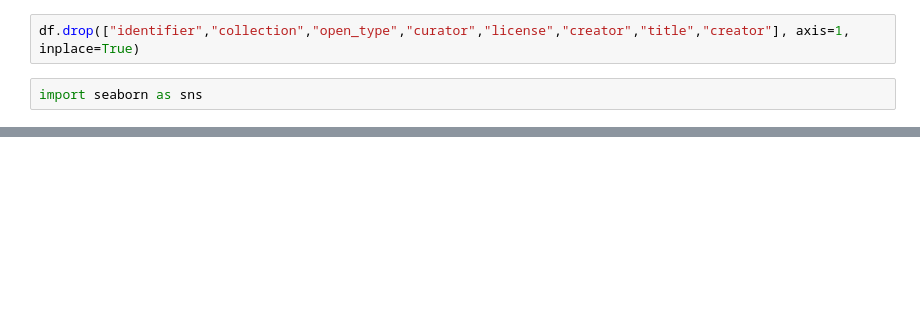
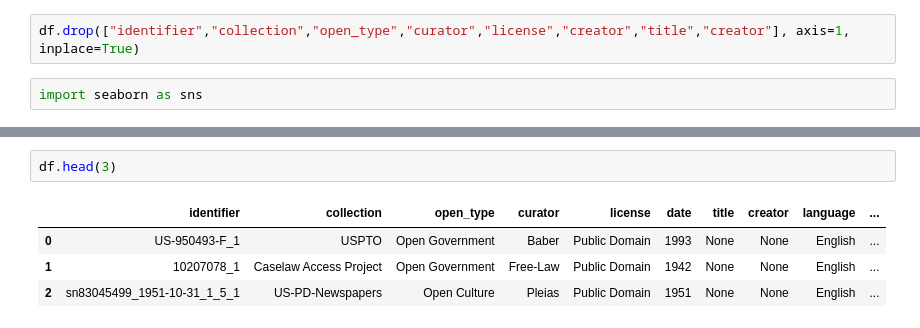
Before and after one commit to yoav33333/magshimim_final_proj, a Jupyter notebook: common corpus.ipynb, the cells around one changed output, grey strips where cells are left out. Cells and saved outputs as stored; diff of their text form; blank space fills up the shorter version.

```diff
--- a/common corpus.ipynb
+++ b/common corpus.ipynb
@@ -35,0 +109,7 @@ sns.histplot(data=df, x="date")
+# %%
+df.head(3)
+# %% [output]
+|  | identifier | collection | open_type | curator | license | date | title | creator | language | ... |
+| 0 | US-950493-F_1 | USPTO | Open Government | Baber | Public Domain | 1993 | None | None | English | ... |
+| 1 | 10207078_1 | Caselaw Access Project | Open Government | Free-Law | Public Domain | 1942 | None | None | English | ... |
+| 2 | sn83045499_1951-10-31_1_5_1 | US-PD-Newspapers | Open Culture | Pleias | Public Domain | 1951 | None | None | English | ... |
```
Also changed, not shown: parts of 17 cells of this notebook.
